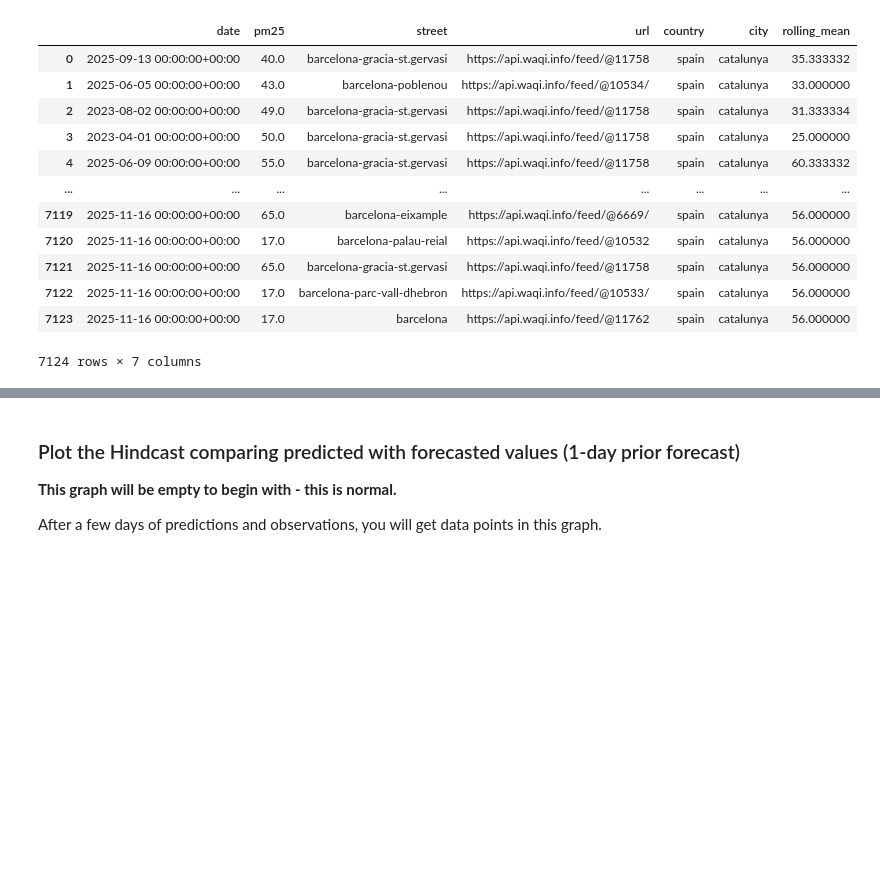
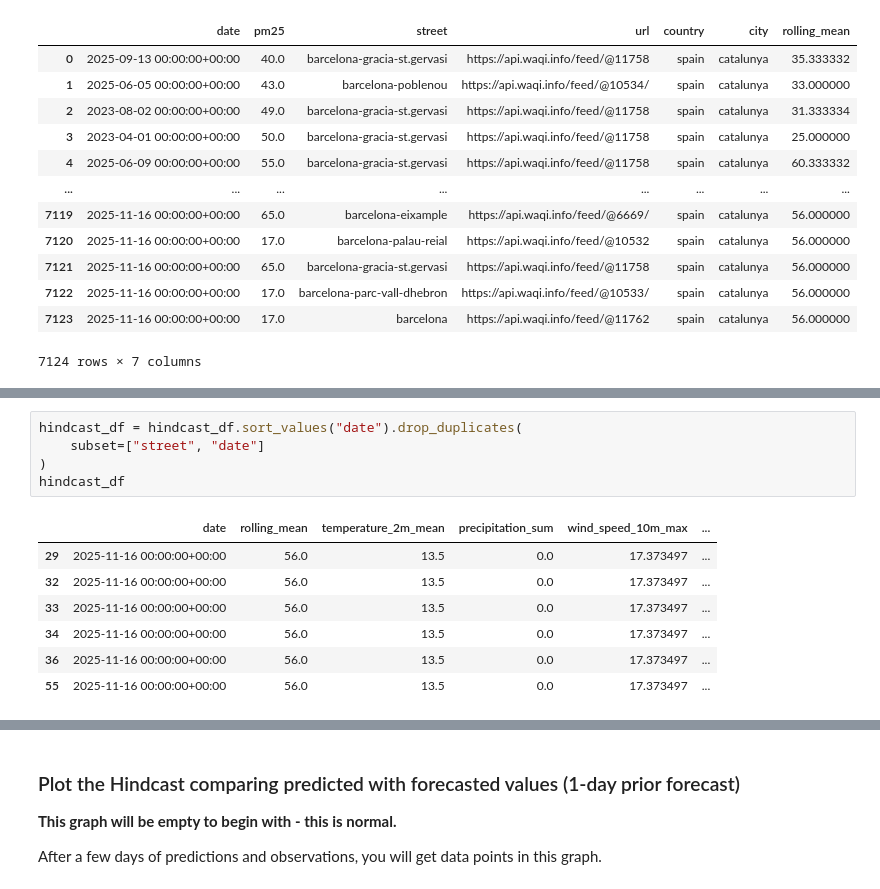
Before and after one commit to fzohra-ux/mlfs-book, a Jupyter notebook: notebooks/airquality/4_air_quality_batch_inference-per_city.ipynb, the cells around one changed output, grey strips where cells are left out. Cells and saved outputs as stored; diff of their text form; blank space fills up the shorter version.

```diff
--- a/notebooks/airquality/4_air_quality_batch_inference-per_city.ipynb
+++ b/notebooks/airquality/4_air_quality_batch_inference-per_city.ipynb
@@ -517,0 +511,13 @@ https://c.app.hopsworks.ai:443/p/1279126/jobs/named/aq_predictions_barcelona_pob
+# %%
+hindcast_df = hindcast_df.sort_values("date").drop_duplicates(
+    subset=["street", "date"]
+)
+hindcast_df
+# %% [output]
+|  | date | rolling_mean | temperature_2m_mean | precipitation_sum | wind_speed_10m_max | ... |
+| 29 | 2025-11-16 00:00:00+00:00 | 56.0 | 13.5 | 0.0 | 17.373497 | ... |
+| 32 | 2025-11-16 00:00:00+00:00 | 56.0 | 13.5 | 0.0 | 17.373497 | ... |
+| 33 | 2025-11-16 00:00:00+00:00 | 56.0 | 13.5 | 0.0 | 17.373497 | ... |
+| 34 | 2025-11-16 00:00:00+00:00 | 56.0 | 13.5 | 0.0 | 17.373497 | ... |
+| 36 | 2025-11-16 00:00:00+00:00 | 56.0 | 13.5 | 0.0 | 17.373497 | ... |
+| 55 | 2025-11-16 00:00:00+00:00 | 56.0 | 13.5 | 0.0 | 17.373497 | ... |
```
Also changed, not shown: parts of 5 cells of this notebook, 2 other files.
